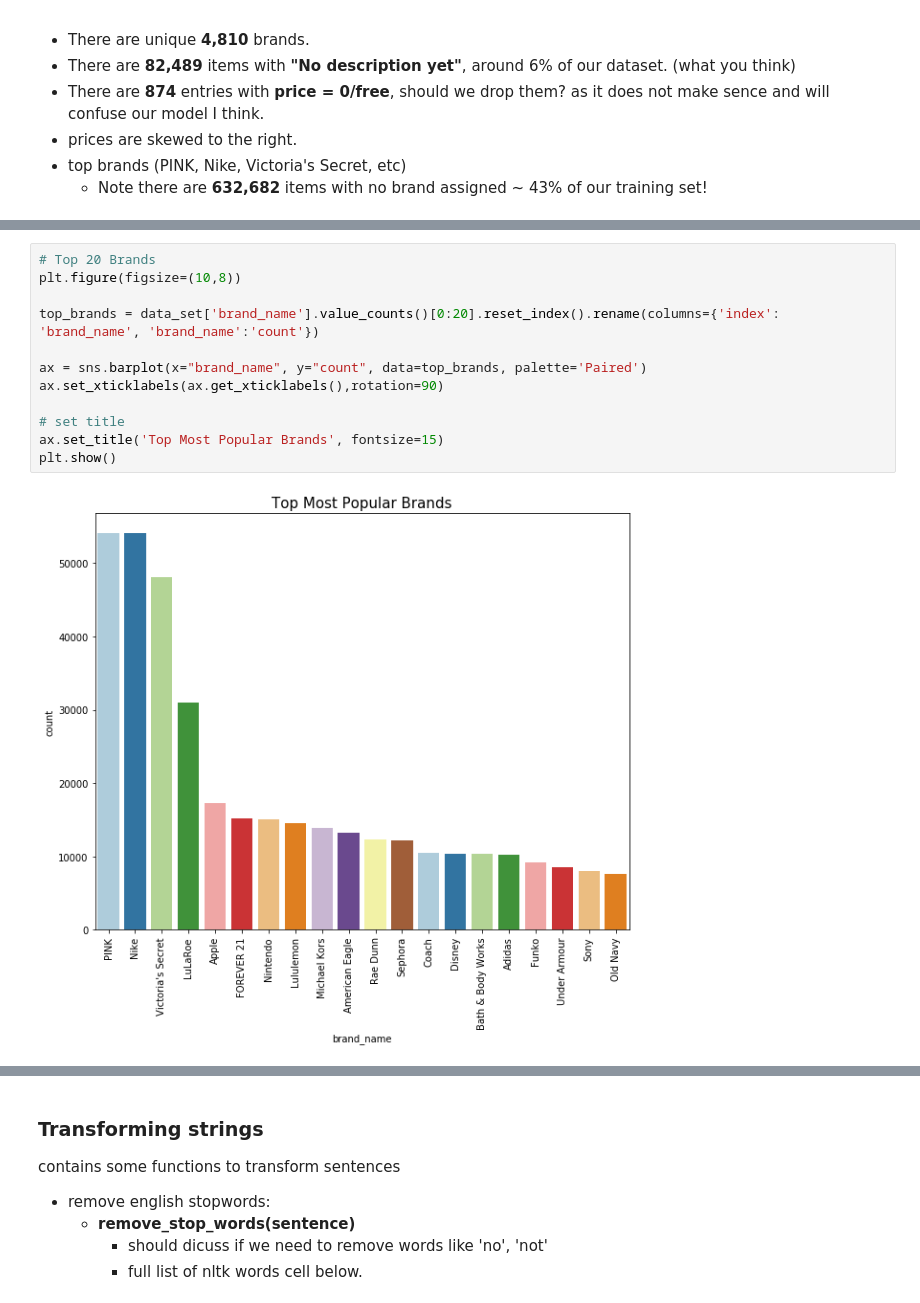
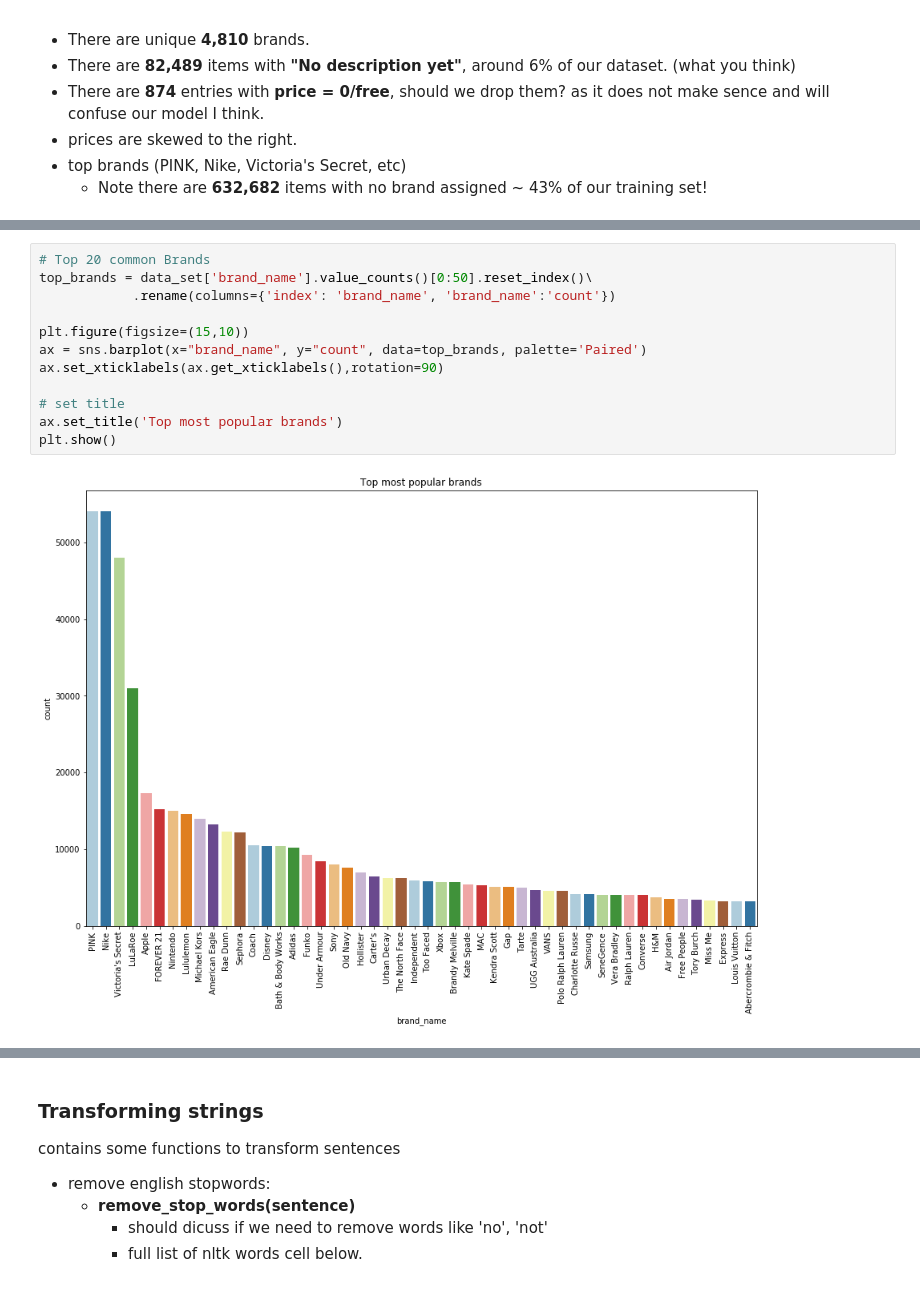
Before and after one commit to asthanameghna/kaggleProject, a Jupyter notebook: Kaggle_Competition.ipynb, the cells around one changed output, grey strips where cells are left out. Drawn from its saved outputs; the diff is of its cells as text.

```diff
--- a/Kaggle_Competition.ipynb
+++ b/Kaggle_Competition.ipynb
@@ -103,16 +103,16 @@ Sony                  7994
 Old Navy              7567
 dtype: int64
 # %%
-# Top 20 Brands
-plt.figure(figsize=(10,8))
+# Top 20 common Brands
+top_brands = data_set['brand_name'].value_counts()[0:50].reset_index()\
+            .rename(columns={'index': 'brand_name', 'brand_name':'count'})
 
-top_brands = data_set['brand_name'].value_counts()[0:20].reset_index().rename(columns={'index': 'brand_name', 'brand_name':'count'})
-
+plt.figure(figsize=(15,10))
 ax = sns.barplot(x="brand_name", y="count", data=top_brands, palette='Paired')
 ax.set_xticklabels(ax.get_xticklabels(),rotation=90)
 
 # set title
-ax.set_title('Top Most Popular Brands', fontsize=15)
+ax.set_title('Top most popular brands')
 plt.show()
 # %% [output]
-[figure, old version]
+[figure, new version]
```
Also changed, not shown: parts of 21 cells of this notebook.
